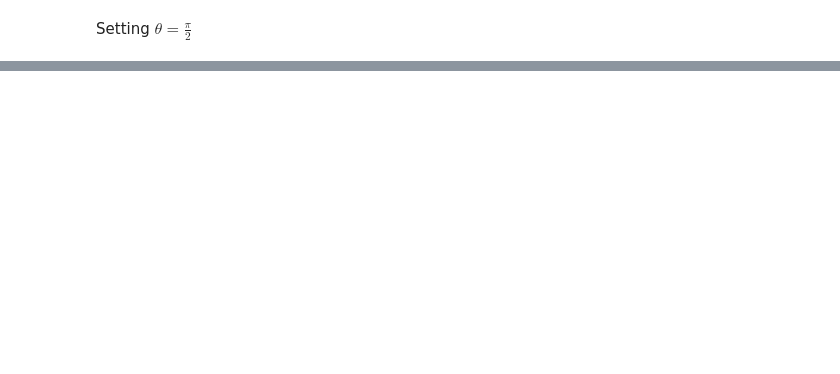
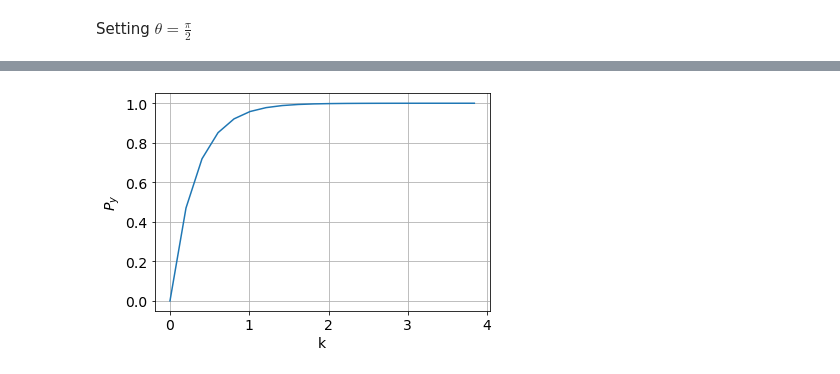
Before and after one commit to eklem1/MesonMagMapping, a Jupyter notebook: random/rotations.ipynb, the cells around one changed output, grey strips where cells are left out. Cells and saved outputs as stored; diff of their text form; code cells hidden in the pictures; blank space fills up the shorter version.

```diff
--- a/random/rotations.ipynb
+++ b/random/rotations.ipynb
@@ -135,0 +188,10 @@ $\displaystyle \operatorname{P_{lab}}{\left(t \right)} = \left[\begin{matrix}\fr
+# %%
+P_straight = lambda k: 1-np.exp(-np.pi*k)
+
+plt.plot(k_arr[:20], P_straight(k_arr[:20]))
+plt.xlabel('k')
+plt.ylabel('$P_y$')
+plt.grid()
+plt.show()
+# %% [output]
+[figure, added]
```
Also changed, not shown: parts of 13 cells of this notebook.
